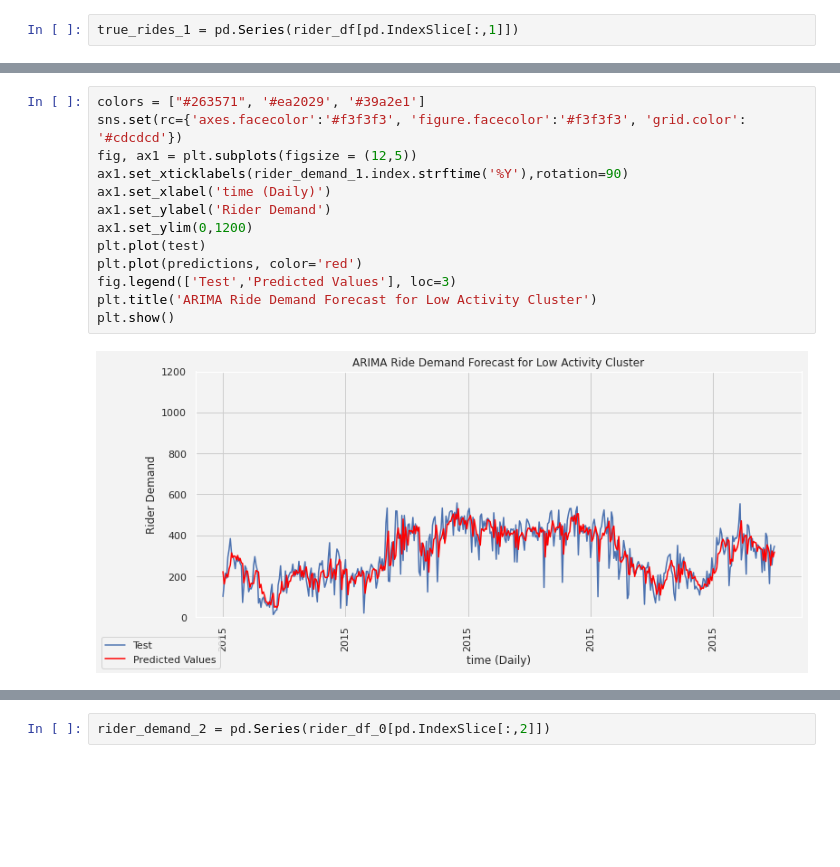
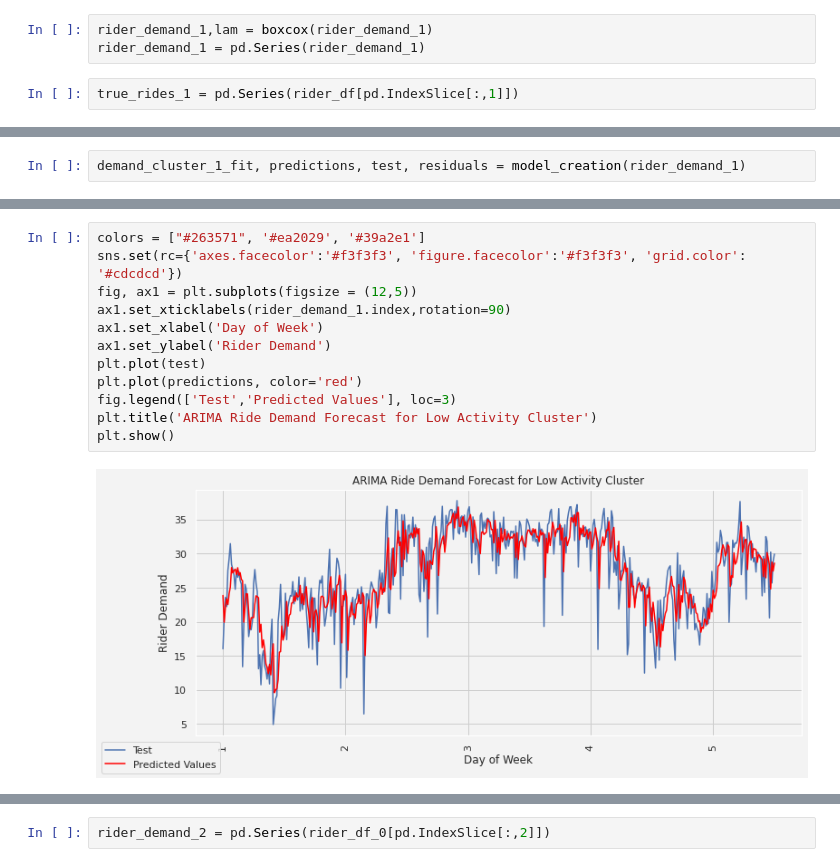
Before and after one commit to evan-kiolbassa/citibike, a Jupyter notebook: Models/Ride Demand Time Series Analysis.ipynb, the cells around one changed output, grey strips where cells are left out. Saved outputs shown, nothing was run; the diff lists cells and outputs as text; blank space fills up the shorter version.

```diff
--- a/Models/Ride Demand Time Series Analysis.ipynb
+++ b/Models/Ride Demand Time Series Analysis.ipynb
@@ -199,4 +199,7 @@ plt.show
 # %%
 rider_demand_1 = pd.Series(rider_df_0[pd.IndexSlice[:,1]])
+# %%
+rider_demand_1,lam = boxcox(rider_demand_1)
+rider_demand_1 = pd.Series(rider_demand_1)
 # %%
 true_rides_1 = pd.Series(rider_df[pd.IndexSlice[:,1]])
@@ -224,0 +210,2 @@ Test RMSE: 80.643
+# %%
+demand_cluster_1_fit, predictions, test, residuals = model_creation(rider_demand_1)
@@ -225,15 +230,14 @@ Test RMSE: 80.643
 # %%
 colors = ["#263571", '#ea2029', '#39a2e1']
 sns.set(rc={'axes.facecolor':'#f3f3f3', 'figure.facecolor':'#f3f3f3', 'grid.color': '#cdcdcd'})
 fig, ax1 = plt.subplots(figsize = (12,5))
-ax1.set_xticklabels(rider_demand_1.index.strftime('%Y'),rotation=90)
-ax1.set_xlabel('time (Daily)')
+ax1.set_xticklabels(rider_demand_1.index,rotation=90)
+ax1.set_xlabel('Day of Week')
 ax1.set_ylabel('Rider Demand')
-ax1.set_ylim(0,1200)
 plt.plot(test)
 plt.plot(predictions, color='red')
 fig.legend(['Test','Predicted Values'], loc=3)
 plt.title('ARIMA Ride Demand Forecast for Low Activity Cluster')
 plt.show()
 # %% [output]
-[figure, old version]
+[figure, new version]
```
Also changed, not shown: parts of 41 cells of this notebook, 1 other file.
